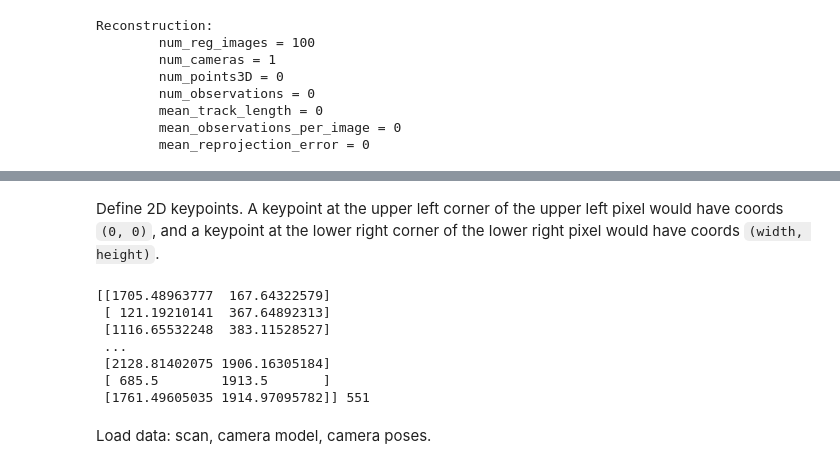
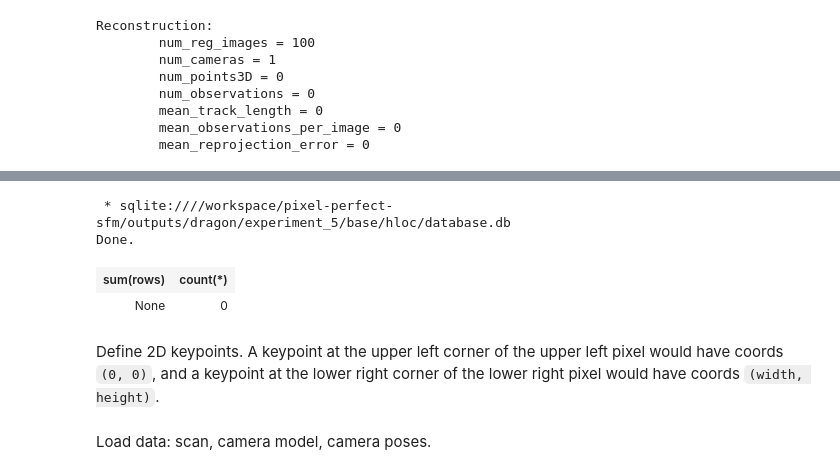
Before and after one commit to makmary/alignment-experiments, a Jupyter notebook: experiments/raytracing_example.ipynb, the cells around one changed output, grey strips where cells are left out. Drawn from its saved outputs; the diff is of its cells as text; code cells hidden in the pictures.

```diff
--- a/experiments/raytracing_example.ipynb
+++ b/experiments/raytracing_example.ipynb
@@ -168,0 +216,9 @@ for image_name, image_id in image_ids.items():
+# %%
+%%sql
+
+select sum(rows), count(*) from two_view_geometries;
+# %% [output]
+ * sqlite:////workspace/pixel-perfect-sfm/outputs/dragon/experiment_5/base/hloc/database.db
+Done.
+| sum(rows) | count(*) |
+| None | 0 |
@@ -170,15 +245,3 @@ for image_name, image_id in image_ids.items():
 Define 2D keypoints.
 A keypoint at the upper left corner of the upper left pixel would have coords `(0, 0)`, and
 a keypoint at the lower right corner of the lower right pixel would have coords `(width, height)`.
-# %%
-print(keypoints_dict[1], len(keypoints_dict[1]))
-
-keypoints = keypoints_dict[1]
-# %% [output]
-[[1705.48963777  167.64322579]
- [ 121.19210141  367.64892313]
- [1116.65532248  383.11528527]
- ...
- [2128.81402075 1906.16305184]
- [ 685.5        1913.5       ]
- [1761.49605035 1914.97095782]] 551
```
Also changed, not shown: parts of 51 cells of this notebook, 10 other files.
